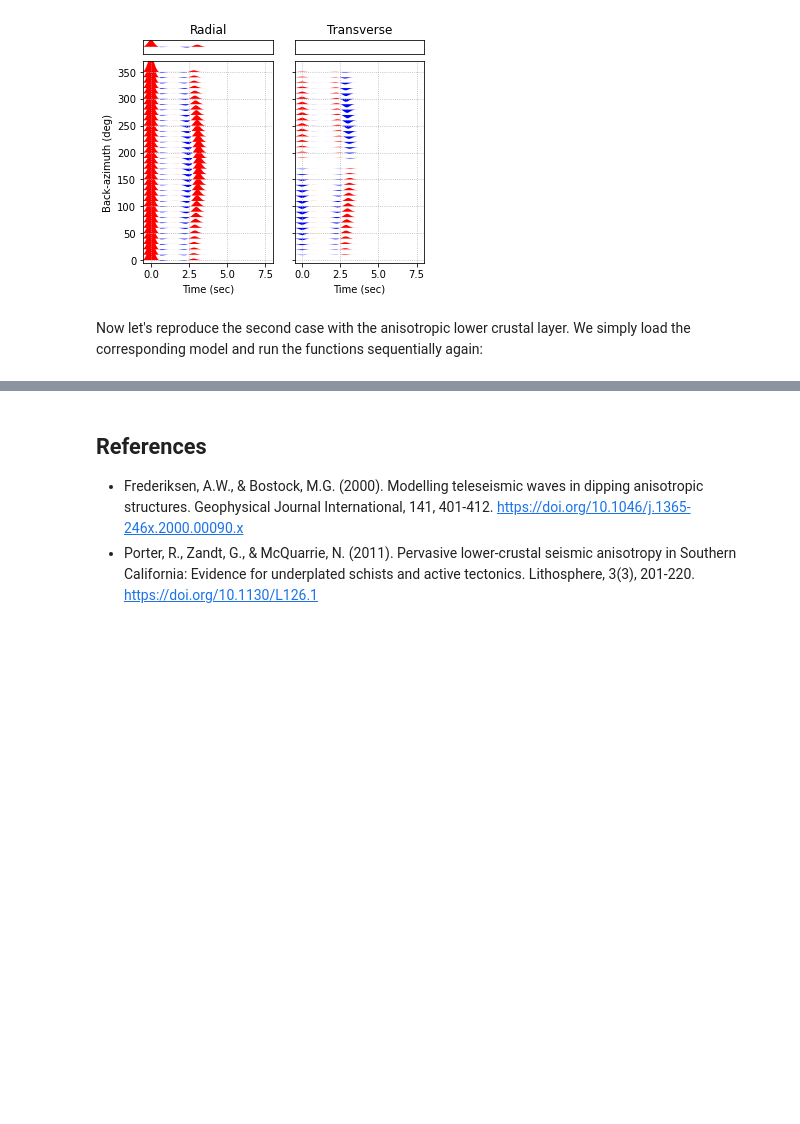
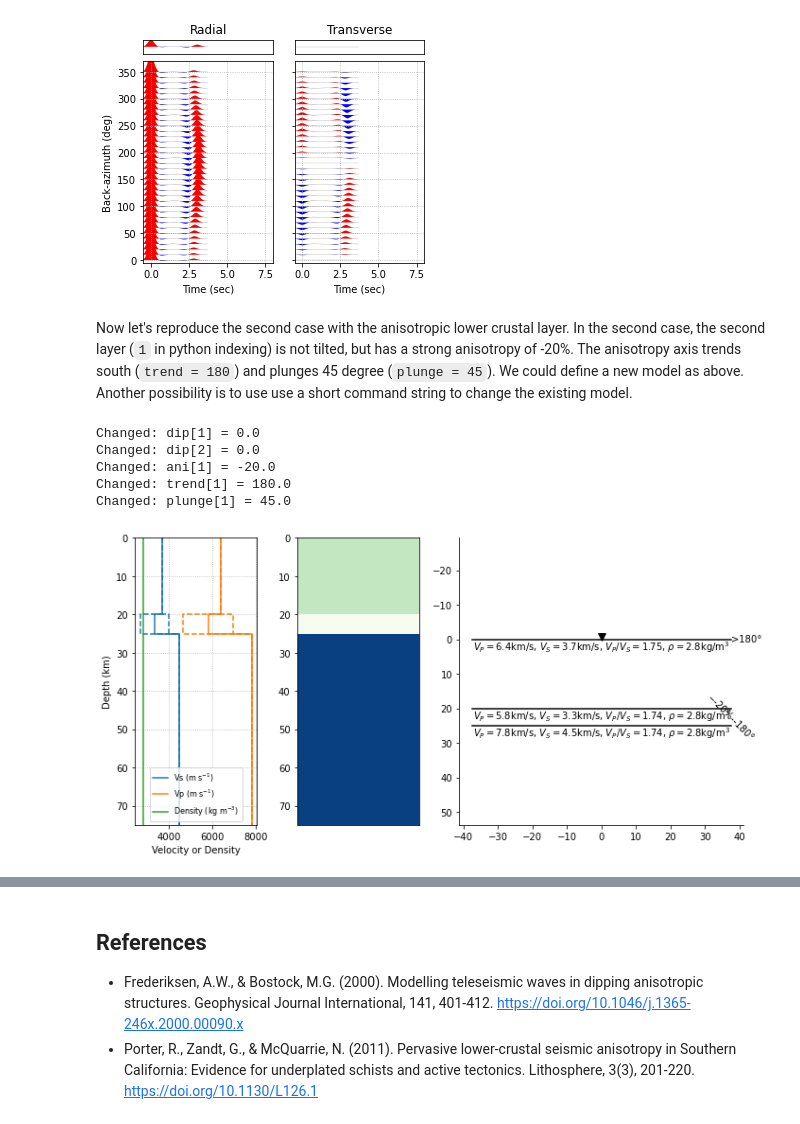
Before and after one commit to paudetseis/PyRaysum, a Jupyter notebook: pyraysum/examples/notebooks/sim_Porter2011.ipynb, the cells around one changed output, grey strips where cells are left out. Cells and saved outputs as stored; diff of their text form; code cells hidden in the pictures; blank space fills up the shorter version.

```diff
--- a/pyraysum/examples/notebooks/sim_Porter2011.ipynb
+++ b/pyraysum/examples/notebooks/sim_Porter2011.ipynb
@@ -63,4 +81,14 @@ streamlist.plot('rfs', tmin=-0.5, tmax=8.)
 # %% [output]
 [figure]
-# %% [markdown]
-Now let's reproduce the second case with the anisotropic lower crustal layer. We simply load the corresponding model and run the functions sequentially again:
+# %% [markdown]
+Now let's reproduce the second case with the anisotropic lower crustal layer. In the second case, the second layer (`1` in python indexing) is not tilted, but has a strong anisotropy of -20%. The anisotropy axis trends south (`trend = 180`) and plunges 45 degree (`plunge = 45`). We could define a new model as above. Another possibility is to use use a short command string to change the existing model.
+# %%
+model.change('d1=0; d2=0; a1=-20; tr1=180; pl1=45;')
+model.plot()
+# %% [output]
+Changed: dip[1] = 0.0
+Changed: dip[2] = 0.0
+Changed: ani[1] = -20.0
+Changed: trend[1] = 180.0
+Changed: plunge[1] = 45.0
+[figure, added]
```
Also changed, not shown: parts of 17 cells of this notebook.
